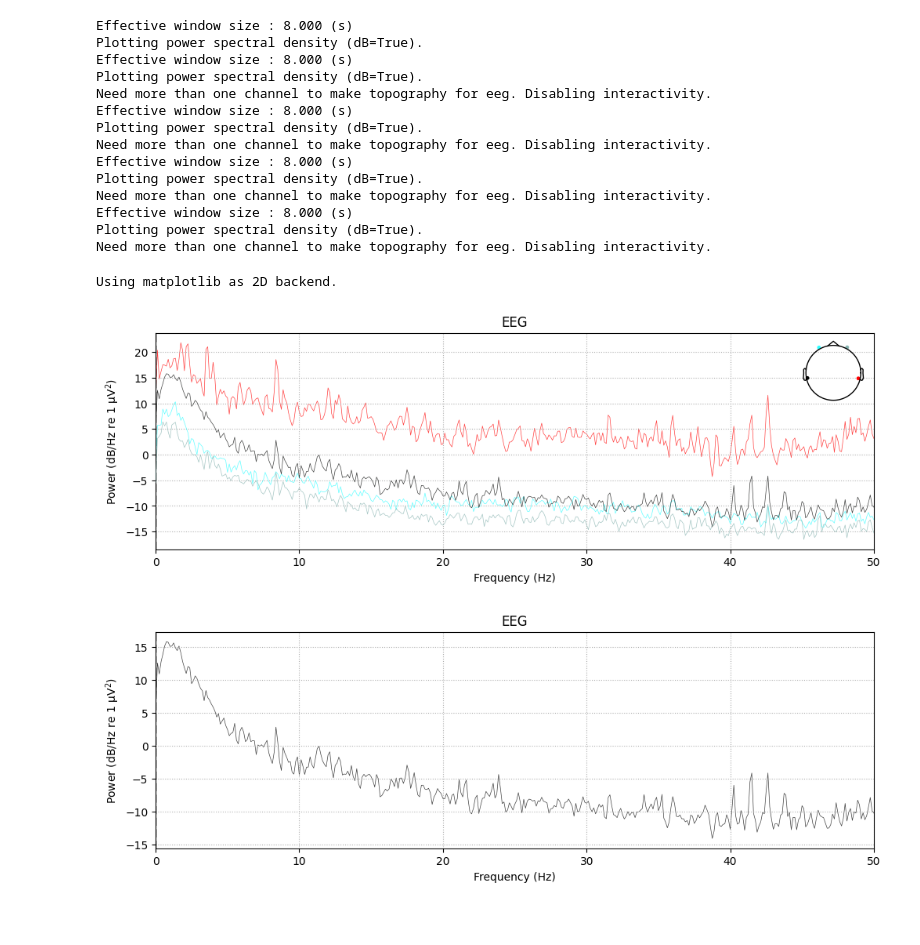
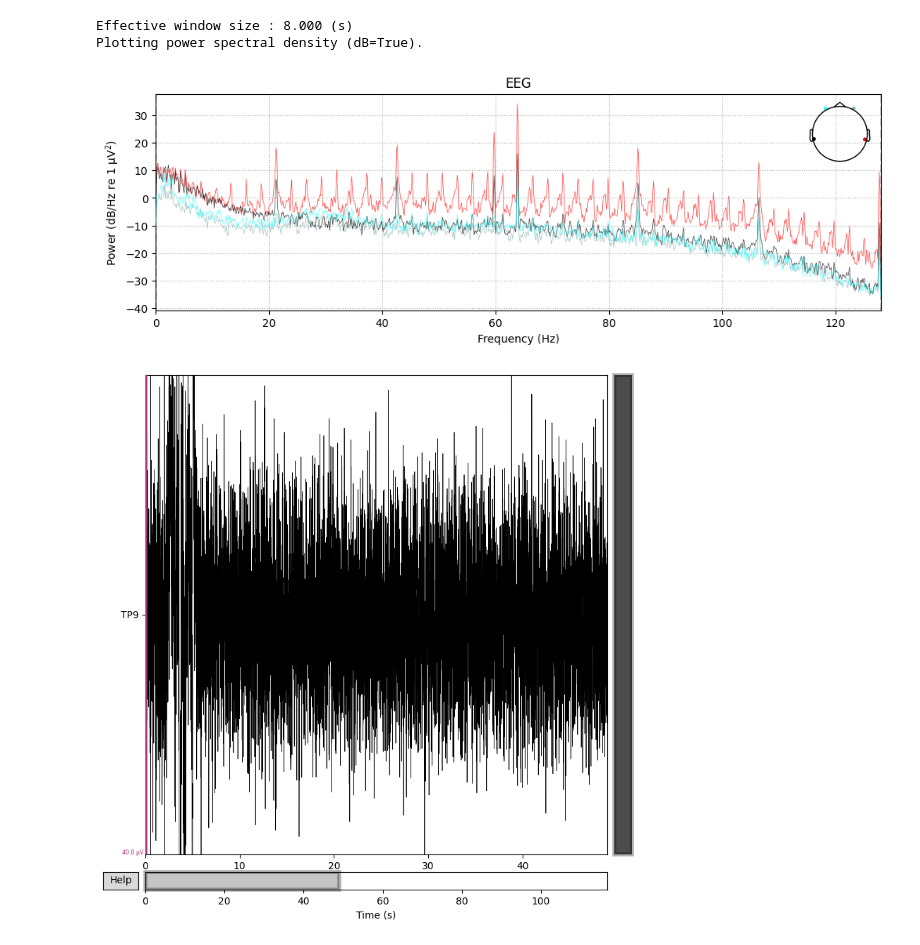
Before and after one commit to mseitzdev/MuseCrocMobile_Analysis, a Jupyter notebook: MNE_Test.ipynb, the cells around one changed output. Drawn from its saved outputs; the diff is of its cells as text; code cells hidden in the pictures; blank space fills up the shorter version.

```diff
--- a/MNE_Test.ipynb
+++ b/MNE_Test.ipynb
@@ -48,36 +143,6 @@ BATTERY_PERCENT
 # %%
 '''
 Unfiltered data! See filtered below.
-'''
-
-#raw EEG only
-rawEEG = pd.read_csv(file_path, usecols=['TP9_RAW', 'AF7_RAW', 'AF8_RAW', 'TP10_RAW'])
-
-#printing the EEG file heads
-#rawEEG.head()
-
-#Set file Collumn Names
-eeg_columns = ['TP9_RAW', 'AF7_RAW', 'AF8_RAW', 'TP10_RAW']  # Adjust to your column names
-
-eeg_data = rawEEG[eeg_columns].values.T  # Transpose to (n_channels, n_samples)
-
-
-'''
-Keep in mind ->
-
-MU_01 (PRESET_AB/PRESET_AD)- >
-
-    NO FILTERING, so see the code in the MU_01_500Hz folder. AUX electrodes should be shielded!
-
-MU_01 All other Presets ->
-
-    DRL/REF works, signal is filtered differently than other muses and comes thru at 220 Hz
-
-All other Presets and Muses ->
-
-    Notch filter can be applied in app at 50/60Hz, default is 60Hz Raw EEG is at 256 Hz,
-    pre-calculated frequency bands are done on-device and are 10Hz.
-
 '''
 
 #Create Info object
@@ -104,13 +169,7 @@ print(raw)
 raw.plot_sensors(ch_type="eeg")
 
 #Plot PSD for all electrodes
-raw.compute_psd(fmax=50).plot(picks="data", exclude="bads", amplitude=False)
-
-#plot PSD by electrode
-raw.compute_psd(fmax=50).plot(picks="TP9", exclude="bads", amplitude=False)
-raw.compute_psd(fmax=50).plot(picks="AF7", exclude="bads", amplitude=False)
-raw.compute_psd(fmax=50).plot(picks="AF8", exclude="bads", amplitude=False)
-raw.compute_psd(fmax=50).plot(picks="TP10", exclude="bads", amplitude=False)
+raw.compute_psd(fmax=128).plot(picks="data", exclude="bads", amplitude=False)
 
 #plot EEG by electrode
 raw.plot(duration=49, n_channels=1, picks="TP9")
@@ -138,18 +197,5 @@ Ready.
 [figure]
 Effective window size : 8.000 (s)
 Plotting power spectral density (dB=True).
-Effective window size : 8.000 (s)
-Plotting power spectral density (dB=True).
-Need more than one channel to make topography for eeg. Disabling interactivity.
-Effective window size : 8.000 (s)
-Plotting power spectral density (dB=True).
-Need more than one channel to make topography for eeg. Disabling interactivity.
-Effective window size : 8.000 (s)
-Plotting power spectral density (dB=True).
-Need more than one channel to make topography for eeg. Disabling interactivity.
-Effective window size : 8.000 (s)
-Plotting power spectral density (dB=True).
-Need more than one channel to make topography for eeg. Disabling interactivity.
-Using matplotlib as 2D backend.
-[figure, old version]
+[figure, new version]
-[figure, old version]
+[figure, new version]
```
Also changed, not shown: parts of 4 cells of this notebook, 5 other files.
